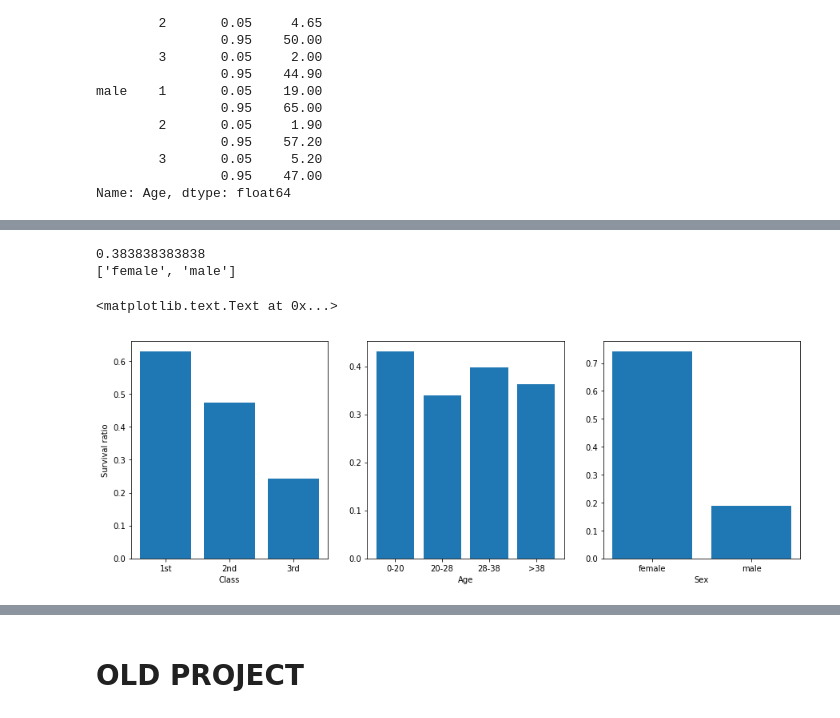
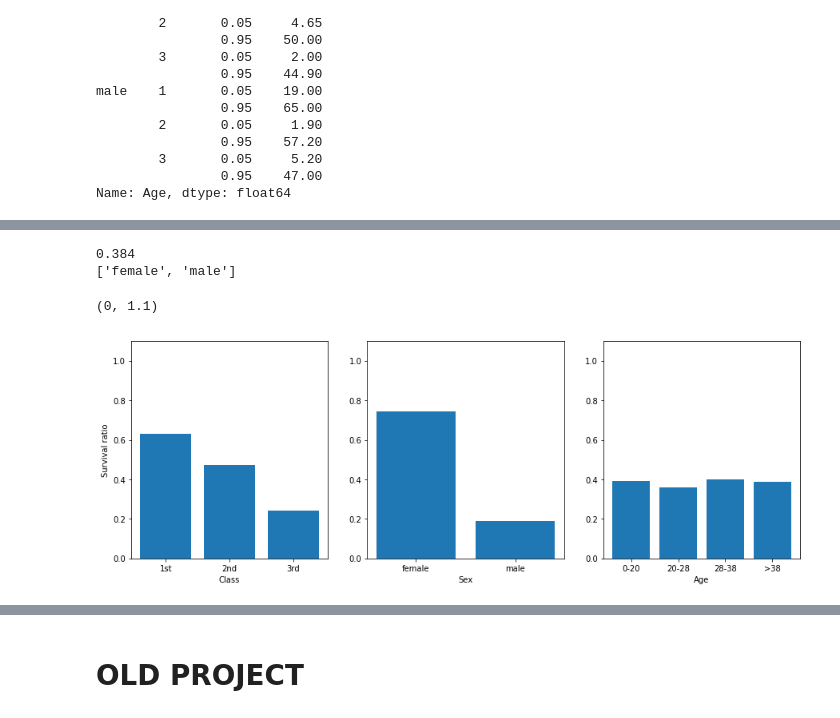
Before and after one commit to mabelvj/data-analyst-nanodegree, a Jupyter notebook: P2-investigate-dataset/P2_report.ipynb, the cells around one changed output, grey strips where cells are left out. Saved outputs shown, nothing was run; the diff lists cells and outputs as text; code cells hidden in the pictures.

```diff
--- a/P2-investigate-dataset/P2_report.ipynb
+++ b/P2-investigate-dataset/P2_report.ipynb
@@ -121,9 +123,10 @@ def remove_na_ages(row):
     '''
     #print quantiles_ages[row['Sex'],row['Pclass'],0.05],quantiles_ages[row['Sex'],row['Pclass'],0.95]
     if pd.isnull(row['Age']):
-        return float(random.uniform(quantiles_ages[row['Sex'],row['Pclass'],0.05],quantiles_ages[row['Sex'],row['Pclass'],0.95]))
+        return round(random.uniform(quantiles_ages[row['Sex'],row['Pclass'],0.05],
+                                       quantiles_ages[row['Sex'],row['Pclass'],0.95]),3)# round element to 3 decimals
     else:
-        return row['Age']
+        return round(row['Age'],3) # convert to 3 decimals
 
 titanic_df.head(3)
 
@@ -227,9 +151,9 @@ plt.ylabel('', fontsize = 14)
 # %%
 #Calculate the quantiles
-quartiles = df['Age'].quantile([.000,.25,.5,.75, 1.])
+quartiles = df['Age'].quantile([.0,.25,.5,.75, 1.])
 print quartiles.values
 
-df['Age_group'] = pd.cut(df['Age'], quartiles.values, labels=[1,2,3,4])
+df['Age_group'] = pd.cut(df['Age'], quartiles.values, labels=[1,2,3,4], precision= 3, include_lowest= True)
 
 # transform categorical data into integer
 
@@ -242,59 +306,61 @@ df['Sex_label'] =pd.Categorical.from_array(df['Sex'])
 # %%
 fig = plt.figure(figsize=[15,5])
 ax = fig.add_subplot(131)
-
+limits= [0,1.1]
 
 def survival_ratio(df):
     '''This function returns the survival ratio from from the dataframe introduced df'''
-    return np.sum(df==1)/float(df.size)
+    return np.round(np.sum(df==1)/float(df.size),3)
 
 print survival_ratio(outcomes)
 
 #SURVIVAL
 
 # Class
 list_of_classes = sorted(df['Pclass'].unique())
 survival_classes = [survival_ratio(outcomes[df[df['Pclass']==classes].index]) for classes in list_of_classes]
 
 
 plt.subplot(131)
 
 plt.bar(list_of_classes, survival_classes)
 plt.xticks([1,2,3], ['1st', '2nd', '3rd'])
 plt.xlabel('Class')
 plt.ylabel('Survival ratio')
-
-#Ages
-list_of_ages = sorted(df['Age_group'].dropna().unique())
-
-survival_ages = [survival_ratio(outcomes[df[df['Age_group']==classes].index]) for classes in list_of_ages]
-
-
-plt.subplot(132)
-
-plt.bar(list_of_ages, survival_ages)
-plt.xticks([1,2,3,4],
-           ['0-%d'%quartiles[.25],'%d-%d'%(quartiles[.25],quartiles[.5]), '%d-%d'%(quartiles[.5],quartiles[.75]), '>%d'%(quartiles[.75])])
-plt.xlabel('Age')
-plt.ylabel('')
-
+plt.ylim(limits)
 
 #Sex
 
 list_of_sex = sorted(df['Sex_label'].unique())
 print list_of_sex
 survival_sex = [survival_ratio(outcomes[df[df['Sex_label']==classes].index]) for classes in list_of_sex]
 
 
-plt.subplot(133)
+plt.subplot(132)
 
 plt.bar(range(len(list_of_sex)), survival_sex)
 #plt.xticks([1,2,3,4], ['0-%d'%quartiles[.25],'%d-%d'%(quartiles[.25],quartiles[.5]), '%d-%d'%(quartiles[.5],quartiles[.75]), '>%d'%(quartiles[.75])])
 plt.xticks([0,1], list_of_sex)
 plt.xlabel('Sex')
 plt.ylabel('')
+plt.ylim(limits)
+
+#Ages
+list_of_ages = sorted(df['Age_group'].unique())
+
+survival_ages = [survival_ratio(outcomes[df[df['Age_group']==classes].index]) for classes in list_of_ages]
+
+
+plt.subplot(133)
+
+plt.bar(list_of_ages, survival_ages)
+plt.xticks([1,2,3,4],
+           ['0-%d'%quartiles[.25],'%d-%d'%(quartiles[.25],quartiles[.5]), '%d-%d'%(quartiles[.5],quartiles[.75]), '>%d'%(quartiles[.75])])
+plt.xlabel('Age')
+plt.ylabel('')
+plt.ylim(limits)
 # %% [output]
-0.383838383838
+0.384
 ['female', 'male']
-<matplotlib.text.Text at 0x...>
+(0, 1.1)
-[figure, old version]
+[figure, new version]
```
Also changed, not shown: parts of 16 cells of this notebook.
